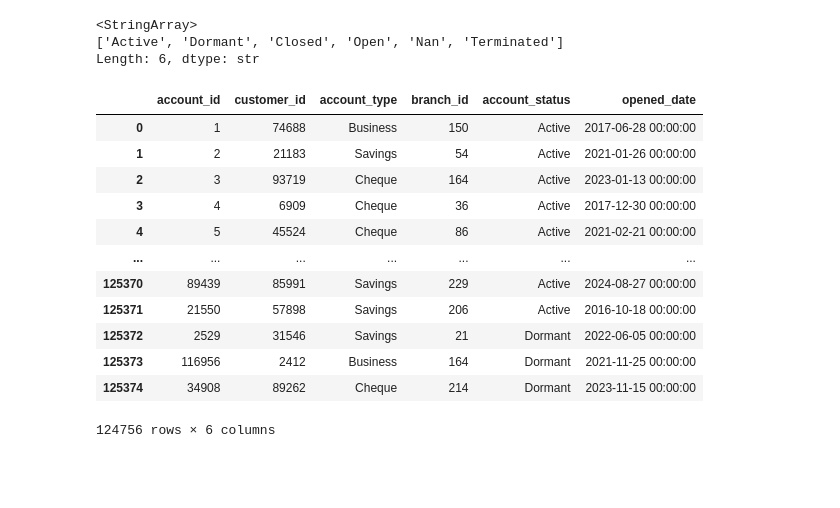
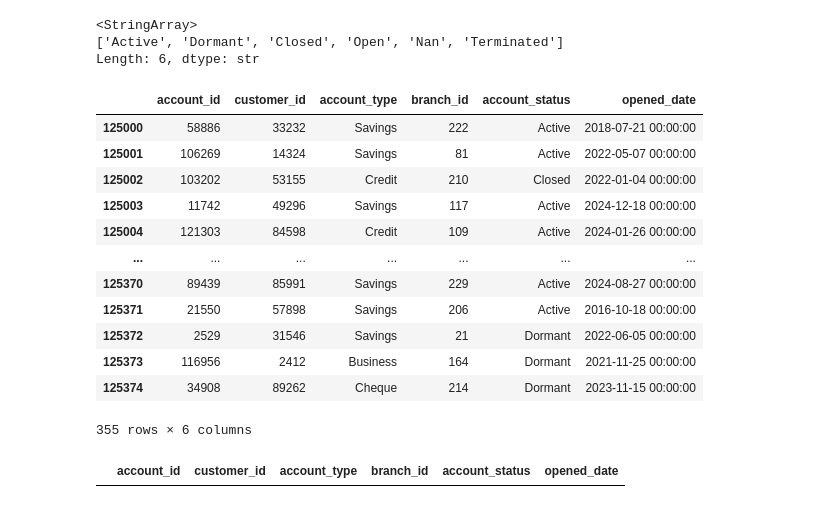
Before and after one commit to akonamajongile-a11y/bankguard, a Jupyter notebook: CleaningCustomers.ipynb, the cells around one changed output. Saved outputs shown, nothing was run; the diff lists cells and outputs as text; code cells hidden in the pictures; blank space fills up the shorter version.

```diff
--- a/CleaningCustomers.ipynb
+++ b/CleaningCustomers.ipynb
@@ -513,19 +513,30 @@ accounts.account_status.unique()
 <StringArray>
 ['Active', 'Dormant', 'Closed', 'Open', 'Nan', 'Terminated']
 Length: 6, dtype: str
+# %%
+#Checking duplicates
+accounts[accounts.duplicated() == True]
+# %% [output]
+|  | account_id | customer_id | account_type | branch_id | account_status | opened_date |
+| 125000 | 58886 | 33232 | Savings | 222 | Active | 2018-07-21 00:00:00 |
+| 125001 | 106269 | 14324 | Savings | 81 | Active | 2022-05-07 00:00:00 |
+| 125002 | 103202 | 53155 | Credit | 210 | Closed | 2022-01-04 00:00:00 |
+| 125003 | 11742 | 49296 | Savings | 117 | Active | 2024-12-18 00:00:00 |
+| 125004 | 121303 | 84598 | Credit | 109 | Active | 2024-01-26 00:00:00 |
+| ... | ... | ... | ... | ... | ... | ... |
+| 125370 | 89439 | 85991 | Savings | 229 | Active | 2024-08-27 00:00:00 |
+| 125371 | 21550 | 57898 | Savings | 206 | Active | 2016-10-18 00:00:00 |
+| 125372 | 2529 | 31546 | Savings | 21 | Dormant | 2022-06-05 00:00:00 |
+| 125373 | 116956 | 2412 | Business | 164 | Dormant | 2021-11-25 00:00:00 |
+| 125374 | 34908 | 89262 | Cheque | 214 | Dormant | 2023-11-15 00:00:00 |
+355 rows × 6 columns
+# %%
+#Removing duplicates
+
+accounts = accounts.drop_duplicates()
+
+accounts[accounts.duplicated() == True]
+# %% [output]
+|  | account_id | customer_id | account_type | branch_id | account_status | opened_date |
 # %%
-accounts
+accounts.to_csv("data/processed/cleanedAccounts.csv")
-# %% [output]
-|  | account_id | customer_id | account_type | branch_id | account_status | opened_date |
-| 0 | 1 | 74688 | Business | 150 | Active | 2017-06-28 00:00:00 |
-| 1 | 2 | 21183 | Savings | 54 | Active | 2021-01-26 00:00:00 |
-| 2 | 3 | 93719 | Cheque | 164 | Active | 2023-01-13 00:00:00 |
-| 3 | 4 | 6909 | Cheque | 36 | Active | 2017-12-30 00:00:00 |
-| 4 | 5 | 45524 | Cheque | 86 | Active | 2021-02-21 00:00:00 |
-| ... | ... | ... | ... | ... | ... | ... |
-| 125370 | 89439 | 85991 | Savings | 229 | Active | 2024-08-27 00:00:00 |
-| 125371 | 21550 | 57898 | Savings | 206 | Active | 2016-10-18 00:00:00 |
-| 125372 | 2529 | 31546 | Savings | 21 | Dormant | 2022-06-05 00:00:00 |
-| 125373 | 116956 | 2412 | Business | 164 | Dormant | 2021-11-25 00:00:00 |
-| 125374 | 34908 | 89262 | Cheque | 214 | Dormant | 2023-11-15 00:00:00 |
-124756 rows × 6 columns
```
Also changed, not shown: 1 other file.
